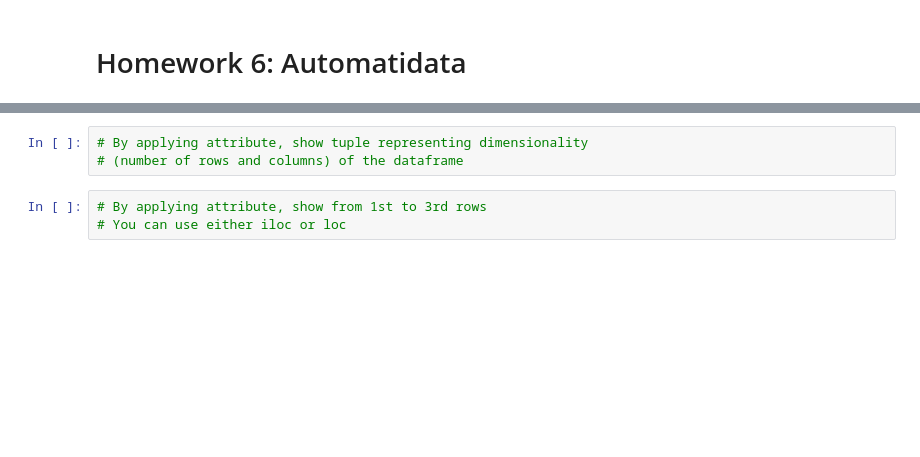
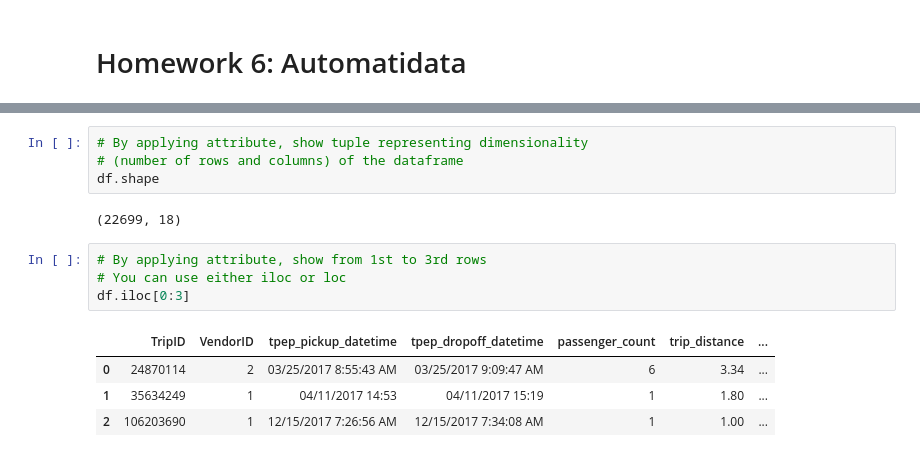
Before and after one commit to adeline-pepela/fundamentals_computing, a Jupyter notebook: automatidata/HW6_Automatidata.ipynb, the cells around one changed output, grey strips where cells are left out. Saved outputs shown, nothing was run; the diff lists cells and outputs as text; blank space fills up the shorter version.

```diff
--- a/automatidata/HW6_Automatidata.ipynb
+++ b/automatidata/HW6_Automatidata.ipynb
@@ -13,6 +61,15 @@
 # %%
 # By applying attribute, show tuple representing dimensionality
 # (number of rows and columns) of the dataframe
+df.shape
+# %% [output]
+(22699, 18)
 # %%
 # By applying attribute, show from 1st to 3rd rows
 # You can use either iloc or loc
+df.iloc[0:3]
+# %% [output]
+|  | TripID | VendorID | tpep_pickup_datetime | tpep_dropoff_datetime | passenger_count | trip_distance | ... |
+| 0 | 24870114 | 2 | 03/25/2017 8:55:43 AM | 03/25/2017 9:09:47 AM | 6 | 3.34 | ... |
+| 1 | 35634249 | 1 | 04/11/2017 14:53 | 04/11/2017 15:19 | 1 | 1.80 | ... |
+| 2 | 106203690 | 1 | 12/15/2017 7:26:56 AM | 12/15/2017 7:34:08 AM | 1 | 1.00 | ... |
```
Also changed, not shown: parts of 11 cells of this notebook.
